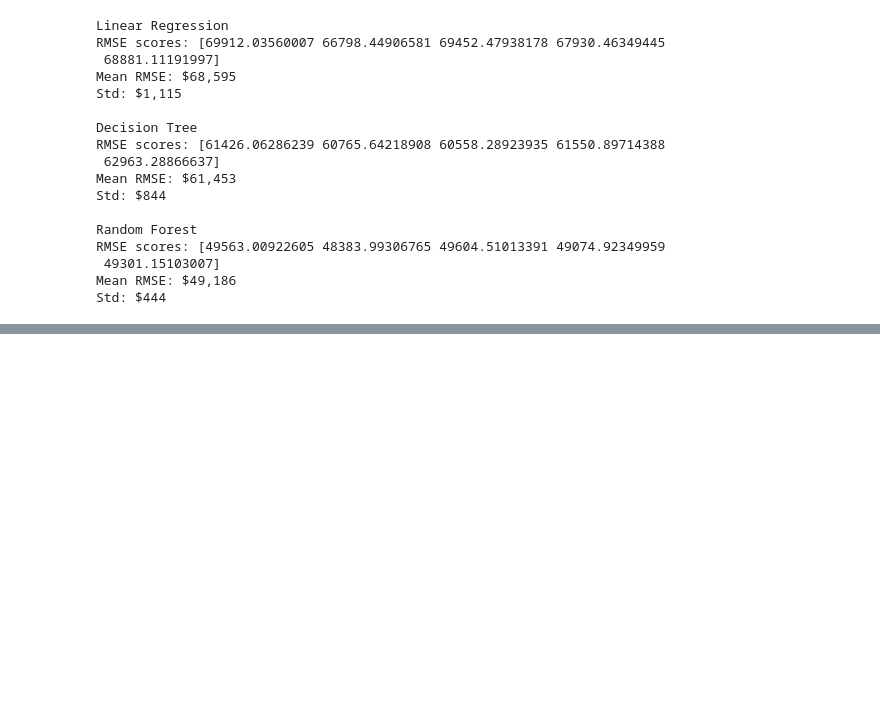
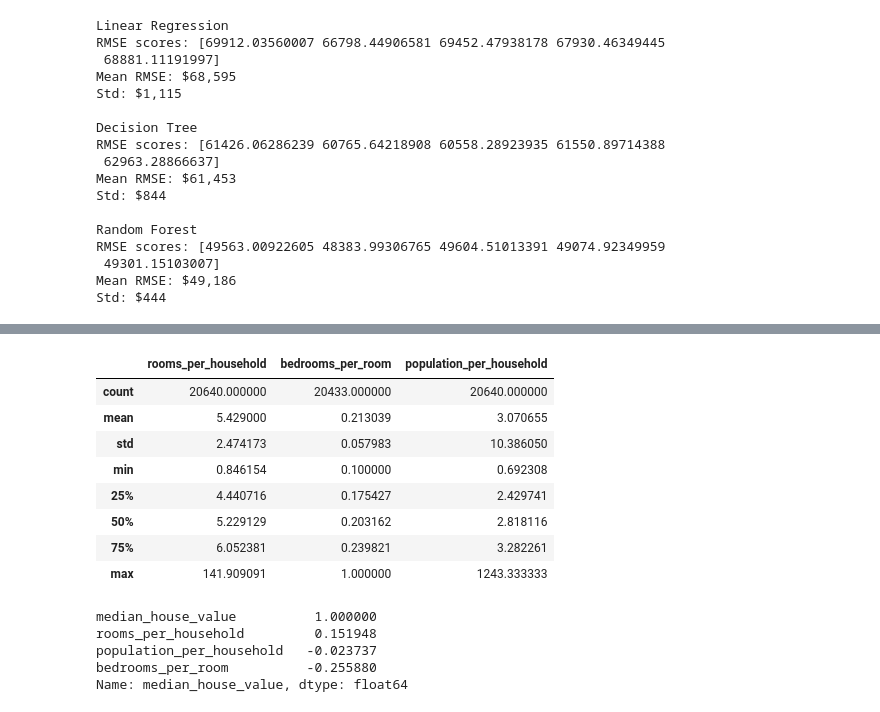
Before and after one commit to Mahnoor-Asad-Khan/day06-08--machine-learning-workflow, a Jupyter notebook: pandas_foundations.ipynb, the cells around one changed output, grey strips where cells are left out. Cells and saved outputs as stored; diff of their text form; code cells hidden in the pictures; blank space fills up the shorter version.

```diff
--- a/pandas_foundations.ipynb
+++ b/pandas_foundations.ipynb
@@ -1058,0 +1065,32 @@ Wouldn't that be fruitful for our goal?
+# %%
+housing_fe = housing.copy()
+# %%
+housing_fe["rooms_per_household"] = (
+    housing_fe["total_rooms"] / housing_fe["households"]
+)
+
+housing_fe["bedrooms_per_room"] = (
+    housing_fe["total_bedrooms"] / housing_fe["total_rooms"]
+)
+
+housing_fe["population_per_household"] = (
+    housing_fe["population"] / housing_fe["households"]
+)
+# %%
+housing_fe[
+    [
+        "rooms_per_household",
+        "bedrooms_per_room",
+        "population_per_household"
+    ]
+].describe()
+# %% [output]
+|  | rooms_per_household | bedrooms_per_room | population_per_household |
+| count | 20640.000000 | 20433.000000 | 20640.000000 |
+| mean | 5.429000 | 0.213039 | 3.070655 |
+| std | 2.474173 | 0.057983 | 10.386050 |
+| min | 0.846154 | 0.100000 | 0.692308 |
+| 25% | 4.440716 | 0.175427 | 2.429741 |
+| 50% | 5.229129 | 0.203162 | 2.818116 |
+| 75% | 6.052381 | 0.239821 | 3.282261 |
+| max | 141.909091 | 1.000000 | 1243.333333 |
@@ -1058,0 +1100,16 @@ Wouldn't that be fruitful for our goal?
+# %%
+#finding their correlation with the target
+housing_fe[
+    [
+        "rooms_per_household",
+        "bedrooms_per_room",
+        "population_per_household",
+        "median_house_value"
+    ]
+].corr()["median_house_value"].sort_values(ascending=False)
+# %% [output]
+median_house_value          1.000000
+rooms_per_household         0.151948
+population_per_household   -0.023737
+bedrooms_per_room          -0.255880
+Name: median_house_value, dtype: float64
```
Also changed, not shown: parts of 15 cells of this notebook.
